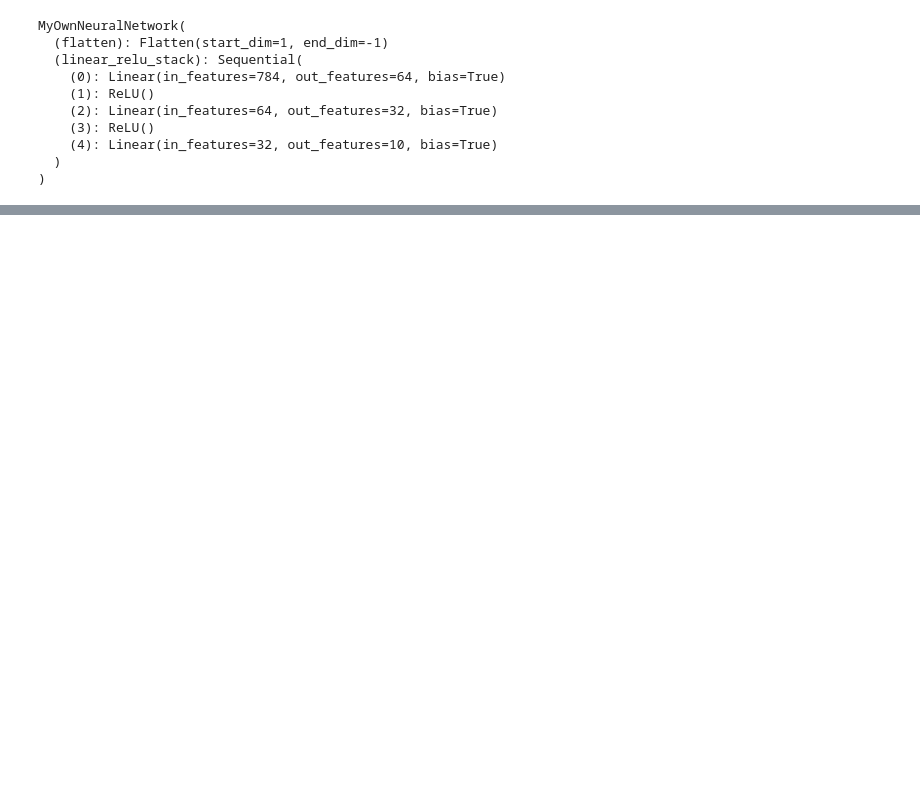
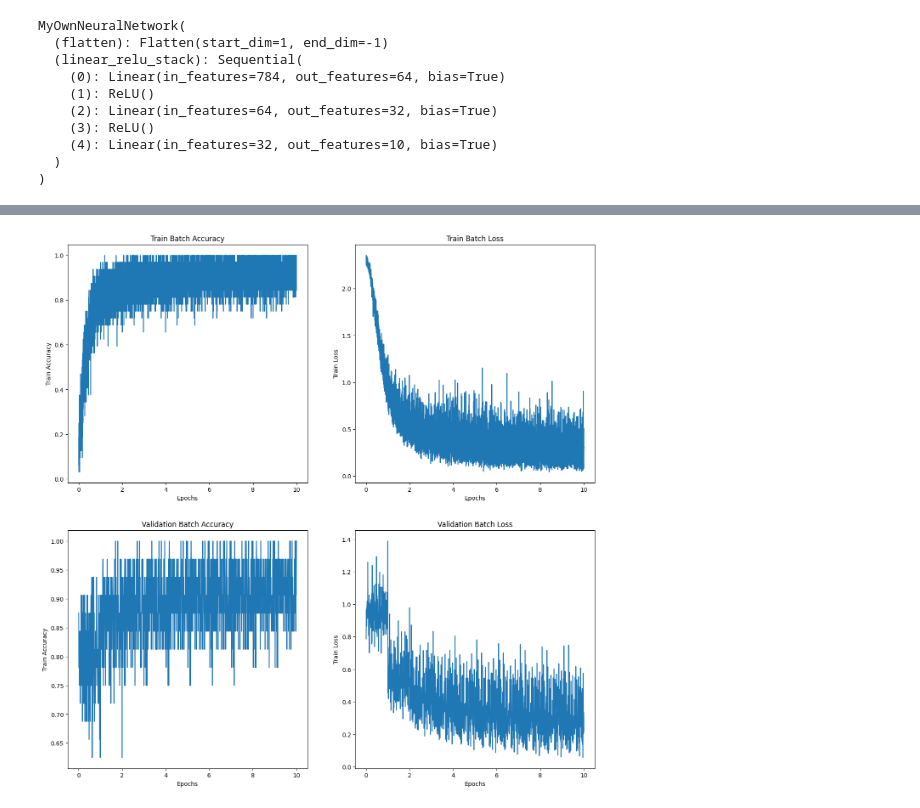
Before and after one commit to EthanSchmitt7/turbanet-capstone, a Jupyter notebook: comparisons/mnist/mnist.ipynb, the cells around one changed output, grey strips where cells are left out. Saved outputs shown, nothing was run; the diff lists cells and outputs as text; code cells hidden in the pictures; blank space fills up the shorter version.

```diff
--- a/comparisons/mnist/mnist.ipynb
+++ b/comparisons/mnist/mnist.ipynb
@@ -235,2 +235,0 @@ optimizer = optax.adam(learning_rate=LR)
-# %%
-model = TurbaTrainState.swarm(Brain(), optimizer, swarm_size=SWARM_SIZE, sample_input=X_train[0])
@@ -418,4 +280,4 @@ MyOwnNeuralNetwork(
 # %%
 ## Defining optimizer and loss functions
 loss_fn = nn.CrossEntropyLoss()
-optimizer = torch.optim.Adam(model.parameters(), lr=LR)
+optimizer = torch.optim.Adam(torch_model.parameters(), lr=LR)
@@ -493,0 +408,32 @@ def pytorch_validation(dataloader, model, loss_fn):
+# %%
+figure = plt.figure(figsize=(16, 16))
+
+
+figure.add_subplot(2, 2, 1)
+plt.plot(train_epoch_no, train_batch_accuracy)
+plt.title("Train Batch Accuracy")
+plt.xlabel("Epochs")
+plt.ylabel("Train Accuracy")
+
+figure.add_subplot(2, 2, 2)
+plt.plot(train_epoch_no, train_batch_loss)
+plt.title("Train Batch Loss")
+plt.xlabel("Epochs")
+plt.ylabel("Train Loss")
+
+figure.add_subplot(2, 2, 3)
+plt.plot(valid_epoch_no, valid_batch_accuracy)
+plt.title("Validation Batch Accuracy")
+plt.xlabel("Epochs")
+plt.ylabel("Train Accuracy")
+
+figure.add_subplot(2, 2, 4)
+plt.plot(valid_epoch_no, valid_batch_loss)
+plt.title("Validation Batch Loss")
+plt.xlabel("Epochs")
+plt.ylabel("Train Loss")
+
+
+plt.show()
+# %% [output]
+[figure, added]
```
Also changed, not shown: parts of 62 cells of this notebook.
